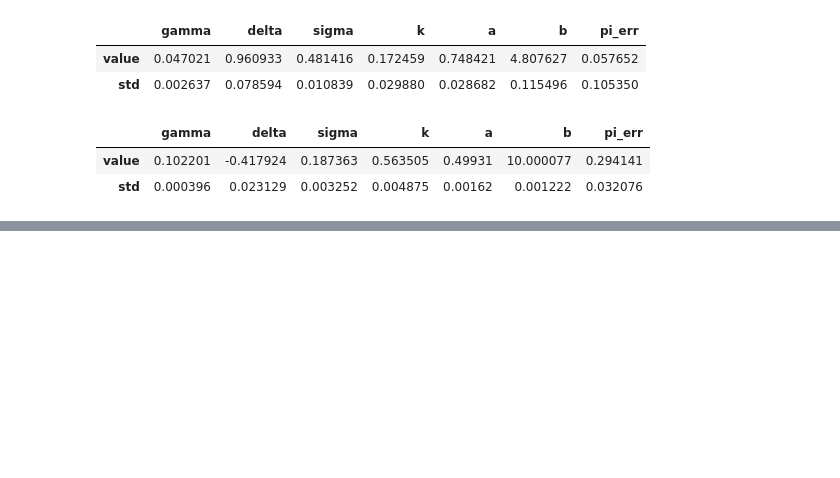
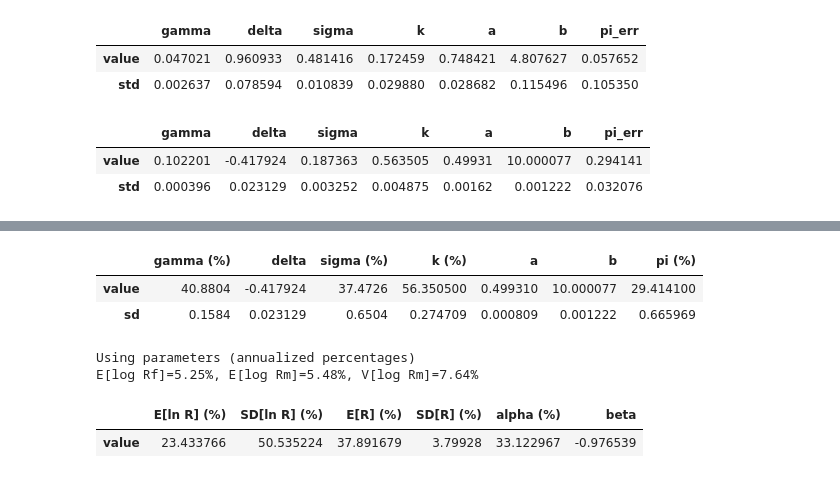
Before and after one commit to technometrics-lab/17-Venture-Capital-Risk-and-Return, a Jupyter notebook: src/notebooks/results.ipynb, the cells around one changed output, grey strips where cells are left out. Drawn from its saved outputs; the diff is of its cells as text; code cells hidden in the pictures; blank space fills up the shorter version.

```diff
--- a/src/notebooks/results.ipynb
+++ b/src/notebooks/results.ipynb
@@ -6 +9,7 @@ import matplotlib.pyplot as plt
+# %%
+
+start = '1987-01-01'
+end = '2000-08-02'
+log_rf = load_tbills_data('TB3MS', start, end).iloc[:,0].values
+log_mk = load_index_data('^SP500TR', start, end, '1mo').iloc[:,0].values
 # %%
@@ -23,7 +33,8 @@ load(open('../../res_cochrane.pkl', 'rb'))
 | value | 0.047021 | 0.960933 | 0.481416 | 0.172459 | 0.748421 | 4.807627 | 0.057652 |
 | std | 0.002637 | 0.078594 | 0.010839 | 0.029880 | 0.028682 | 0.115496 | 0.105350 |
 # %%
-load(open('../../res.pkl', 'rb'))
+pred = load(open('../../res.pkl', 'rb'))
+pred
 # %% [output]
 |  | gamma | delta | sigma | k | a | b | pi_err |
 | value | 0.102201 | -0.417924 | 0.187363 | 0.563505 | 0.49931 | 10.000077 | 0.294141 |
@@ -36,0 +59,16 @@ load(open('../../res_nopred.pkl', 'rb'))
+# %%
+params
+# %% [output]
+|  | gamma (%) | delta | sigma (%) | k (%) | a | b | pi (%) |
+| value | 40.8804 | -0.417924 | 37.4726 | 56.350500 | 0.499310 | 10.000077 | 29.414100 |
+| sd | 0.1584 | 0.023129 | 0.6504 | 0.274709 | 0.000809 | 0.001222 | 0.665969 |
+# %%
+implied, params = print_results(nopred, log_mk, log_rf)
+# %% [output]
+Using parameters (annualized percentages)
+E[log Rf]=5.25%, E[log Rm]=5.48%, V[log Rm]=7.64%
+# %%
+implied
+# %% [output]
+|  | E[ln R] (%) | SD[ln R] (%) | E[R] (%) | SD[R] (%) | alpha (%) | beta |
+| value | 23.433766 | 50.535224 | 37.891679 | 3.79928 | 33.122967 | -0.976539 |
```
Also changed, not shown: parts of 7 cells of this notebook, 3 other files.
